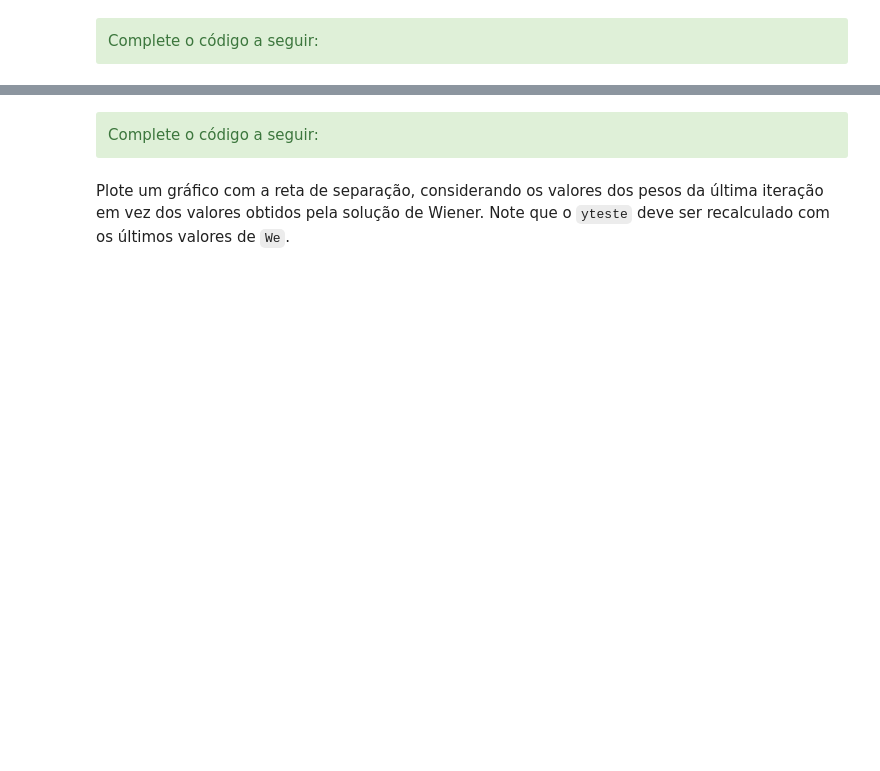
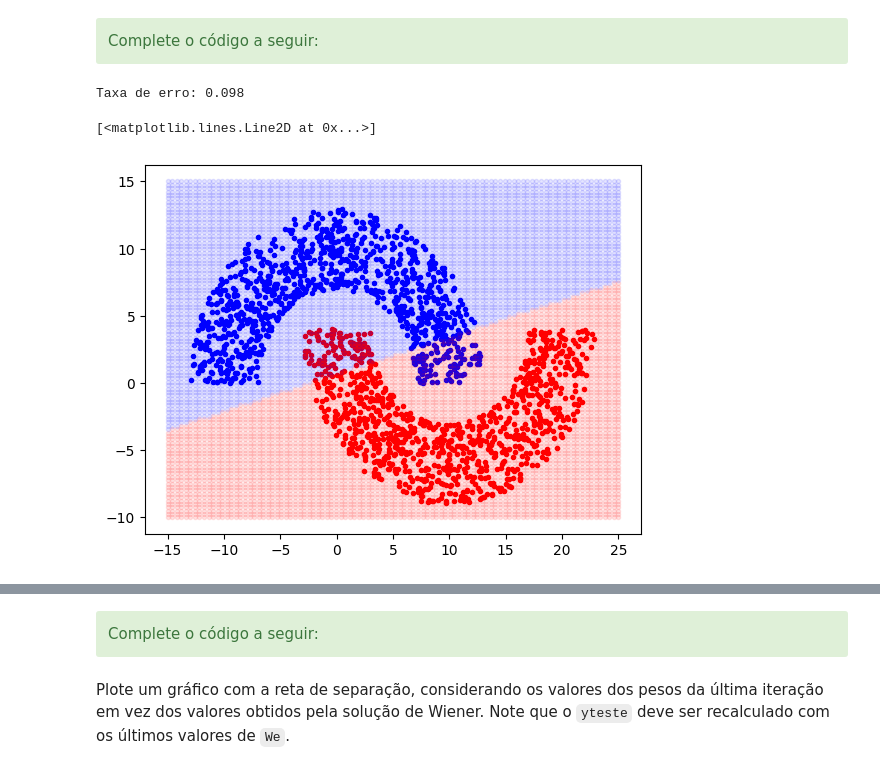
Before and after one commit to mogab12/Sistemas-Inteligentes, a Jupyter notebook: ex_aula_2/ex_aula_2.ipynb, the cells around one changed output, grey strips where cells are left out. Drawn from its saved outputs; the diff is of its cells as text; code cells hidden in the pictures; blank space fills up the shorter version.

```diff
--- a/ex_aula_2/ex_aula_2.ipynb
+++ b/ex_aula_2/ex_aula_2.ipynb
@@ -148,14 +157,19 @@ def LMS_FILTER_estocastico(x, d, eta, Nt):
     # inserimos uma coluna de uns ao vetor de entrada para levar em conta o bias
     x = np.hstack((np.ones((Nt, 1)), x))
 
-    W = np.zeros((Nt + 1, M + 1))
+    R = np.zeros((M + 1, M + 1))
+    p = np.zeros((M + 1, 1))
 
-    #############
-    # Complete o código
-    #
-    #
-    #
-    #############
+    for i in range(Nt):
+      R += np.outer(x[i], x[i])
+      p += d[i] * x[i].reshape(-1, 1)
+
+
+
+    W = np.zeros((Nt, M + 1))
+    W[0] = eta*(d[0]-x[0].T@np.zeros((1,M+1))[0])*x[0]
+    for n in range(Nt):
+      W[n] = W[n-1] + eta*(d[n]-x[n].T@W[n-1])*x[n]
 
     return W
 # %% [markdown]
@@ -257,8 +289,56 @@ ax2.plot(xgrid[l1, 1], xgrid[l1, 2], "b.", alpha=0.1)
 Complete o código a seguir:
 </div>
 # %%
-#############
-#Taxa_de_erro =
-#############
-
+# Taxa de erro
+certo = np.sum(np.sign(yteste) == dteste)
+errado = Nteste - certo
+Taxa_de_erro = errado / Nteste
 print(f"Taxa de erro: {Taxa_de_erro}")
+# %% [output]
+Taxa de erro: 0.098
+# %%
+# Inserindo 1's no vetor de entrada
+xteste = dados_teste[:, 0:2]  # sinal de entrada
+b = np.ones((Nteste, 1))
+xteste = np.hstack((b, xteste))
+dteste = dados_teste[:, 2].reshape(-1, 1)  # sinal desejado
+yteste = (xteste @ We[-1]).reshape(-1, 1)  # saída do LMS considerando os dados de teste e corrigindo o formato
+
+# Gera a curva de separação das duas regiões
+# Dados da curva de separação
+Nsep = 100
+x1S = np.linspace(-15, 25, Nsep).reshape(-1, 1)
+x2S = np.linspace(-10, 15, Nsep).reshape(-1, 1)
+
+# Gera pontos da grade
+xx1S, xx2S = np.meshgrid(x1S, x2S)
+xx1S = xx1S.reshape(-1, 1)
+xx2S = xx2S.reshape(-1, 1)
+
+# Gera array x
+xgrid = np.hstack((xx1S, xx2S))
+Ngrid = len(xgrid)
+b = np.ones((Ngrid, 1))
+xgrid = np.hstack((b, xgrid))
+
+# Calcula saída para cada ponto da grade
+ygrid = np.sign(xgrid @ We[-1])
+
+# Plota os pontos principais
+fig, ax2 = plt.subplots()
+for i in range(Nteste):
+    if dteste[i] == 1:
+        ax2.plot(xteste[i, 1], xteste[i, 2], ".b")
+    else:
+        ax2.plot(xteste[i, 1], xteste[i, 2], ".r")
+
+# Plota pontos da grade com saída -1 (usa transparência alpha)
+l0 = np.where(ygrid == -1)[0]
+ax2.plot(xgrid[l0, 1], xgrid[l0, 2], "r.", alpha=0.1)
+
+# Plota pontos da grade com saída 1 (usa transparência alpha)
+l1 = np.where(ygrid == 1)[0]
+ax2.plot(xgrid[l1, 1], xgrid[l1, 2], "b.", alpha=0.1)
+# %% [output]
+[<matplotlib.lines.Line2D at 0x...>]
+[figure, added]
```
Also changed, not shown: parts of 10 cells of this notebook.
